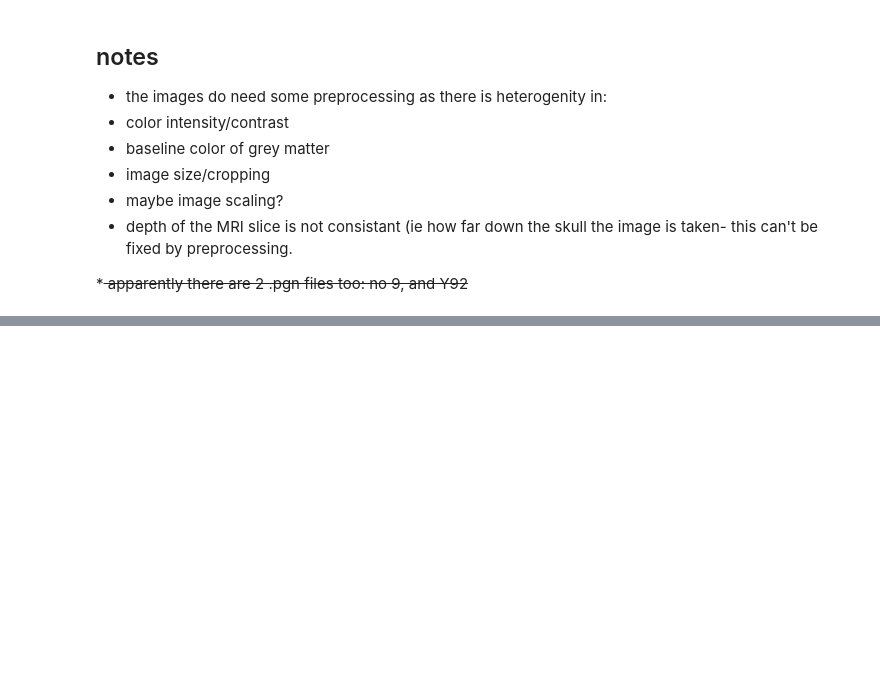
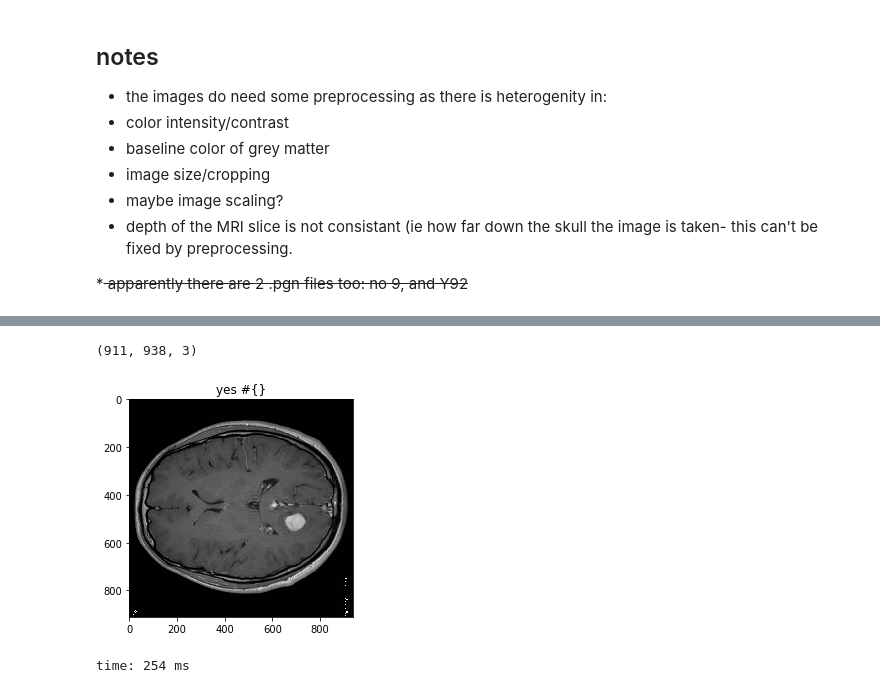
Before and after one commit to geickelb/dl_mri_project, a Jupyter notebook: notebooks/01-exploration.ipynb, the cells around one changed output, grey strips where cells are left out. Drawn from its saved outputs; the diff is of its cells as text; code cells hidden in the pictures; blank space fills up the shorter version.

```diff
--- a/notebooks/01-exploration.ipynb
+++ b/notebooks/01-exploration.ipynb
@@ -166,0 +234,17 @@ time: 1.34 s
+# %%
+#rotating the image
+
+import numpy as np
+data = np.rot90(test_img.squeeze(), 1)
+print(data.shape)
+#(256, 256, 54)
+
+test_RGB_im = cv2.cvtColor(data, cv2.COLOR_BGR2RGB)
+
+plt.imshow(test_RGB_im)
+plt.title('yes #{}')
+plt.show()
+# %% [output]
+(911, 938, 3)
+[figure, added]
+time: 254 ms
```
Also changed, not shown: parts of 13 cells of this notebook.
